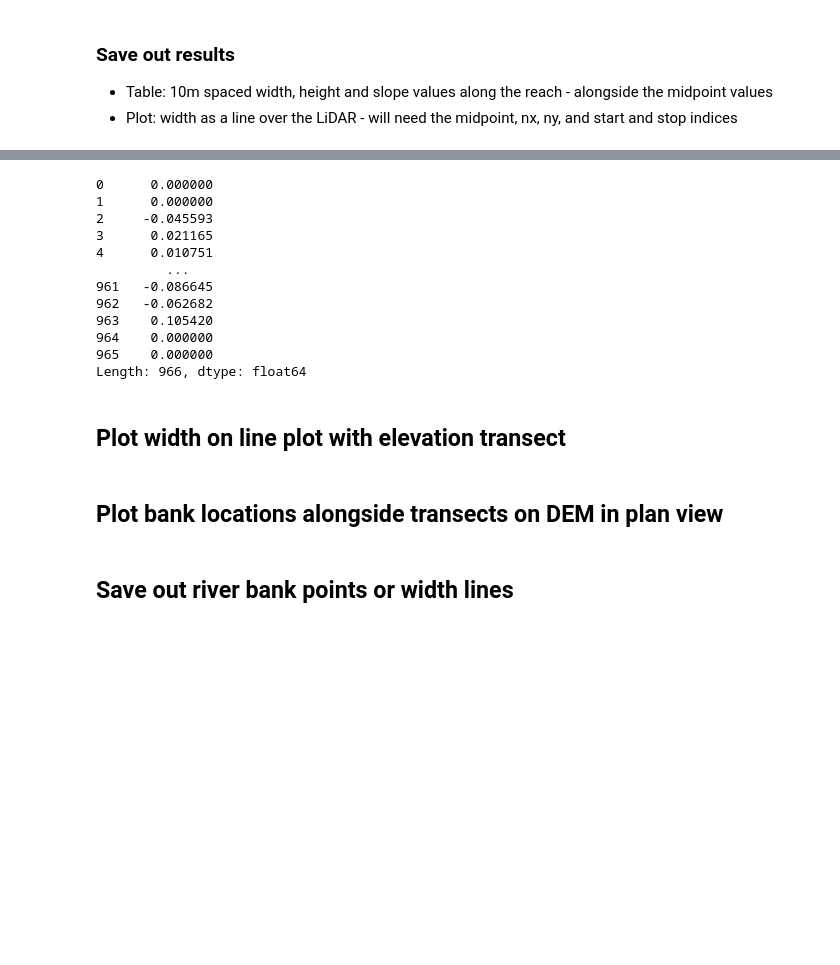
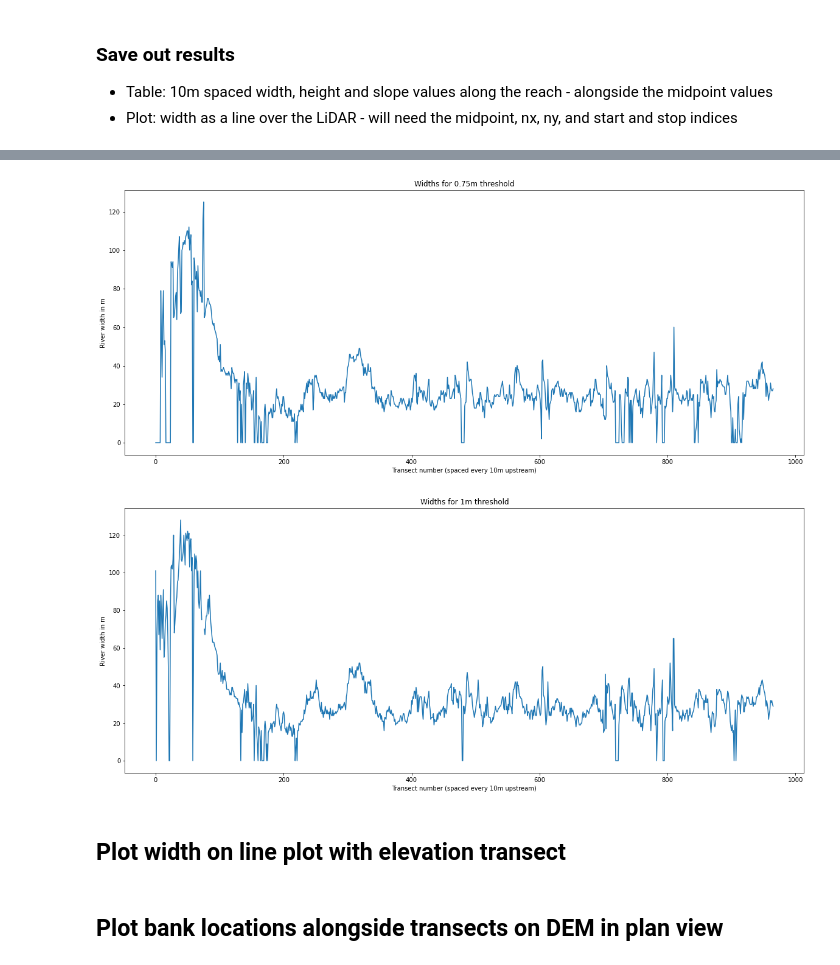
Before and after one commit to rosepearson/Hydrologic-DEMs-scripts, a Jupyter notebook: jupyter_notebooks/Extract river channel shapes.ipynb, the cells around one changed output, grey strips where cells are left out. Drawn from its saved outputs; the diff is of its cells as text; code cells hidden in the pictures; blank space fills up the shorter version.

```diff
--- a/jupyter_notebooks/Extract river channel shapes.ipynb
+++ b/jupyter_notebooks/Extract river channel shapes.ipynb
@@ -371,21 +406,20 @@ display_line_widths.to_file(fr"C:\Users\pearsonra\Documents\data\river_bathemetr
+# %%
+f, ax = matplotlib.pyplot.subplots(figsize=(20, 8))
+transects['width'].plot(ax=ax)
+ax.set(title=f"Widths for {threshold}m threshold")
+matplotlib.pyplot.xlabel(f"Transect number (spaced every {sampling_resolution}m upstream)")
+matplotlib.pyplot.ylabel(f"River width in m");
+# %% [output]
+[figure, added]
 # %%
-transects['mean_min_z'] - transects['min_z']
+f, ax = matplotlib.pyplot.subplots(figsize=(20, 8))
+transects['width'].plot(ax=ax)
+ax.set(title=f"Widths for {threshold}m threshold")
+matplotlib.pyplot.xlabel(f"Transect number (spaced every {sampling_resolution}m upstream)")
+matplotlib.pyplot.ylabel(f"River width in m");
 # %% [output]
-0      0.000000
-1      0.000000
-2     -0.045593
-3      0.021165
-4      0.010751
-         ...
-961   -0.086645
-962   -0.062682
-963    0.105420
-964    0.000000
-965    0.000000
-Length: 966, dtype: float64
+[figure, added]
-# %% [markdown]
-## Plot width on line plot with elevation transect
-# %% [markdown]
-## Plot bank locations alongside transects on DEM in plan view
-# %% [markdown]
-## Save out river bank points or width lines
+# %% [markdown]
+## Plot width on line plot with elevation transect
+# %% [markdown]
+## Plot bank locations alongside transects on DEM in plan view
```
Also changed, not shown: parts of 60 cells of this notebook.
